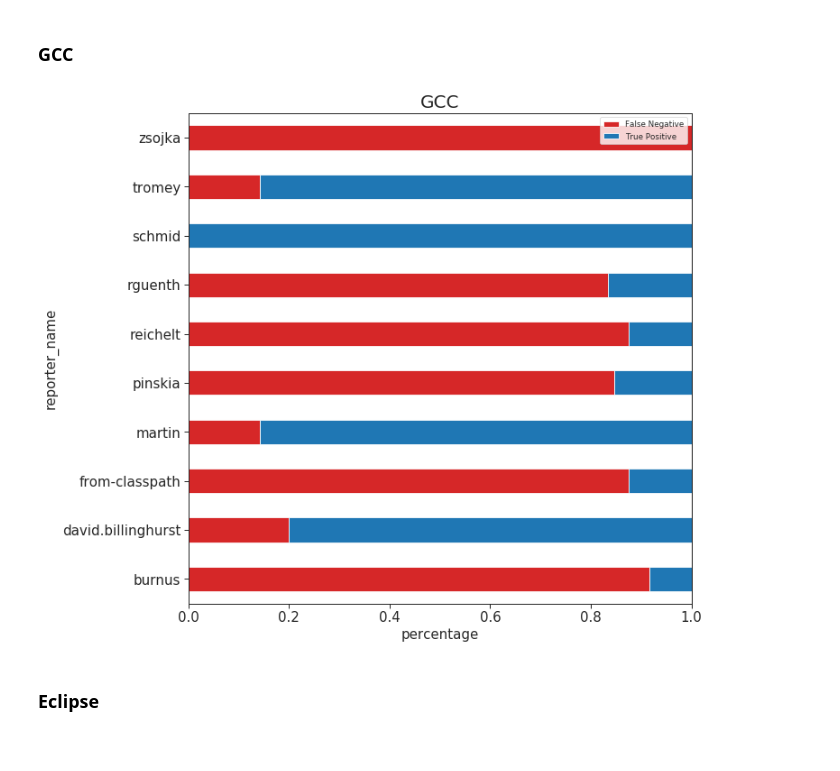
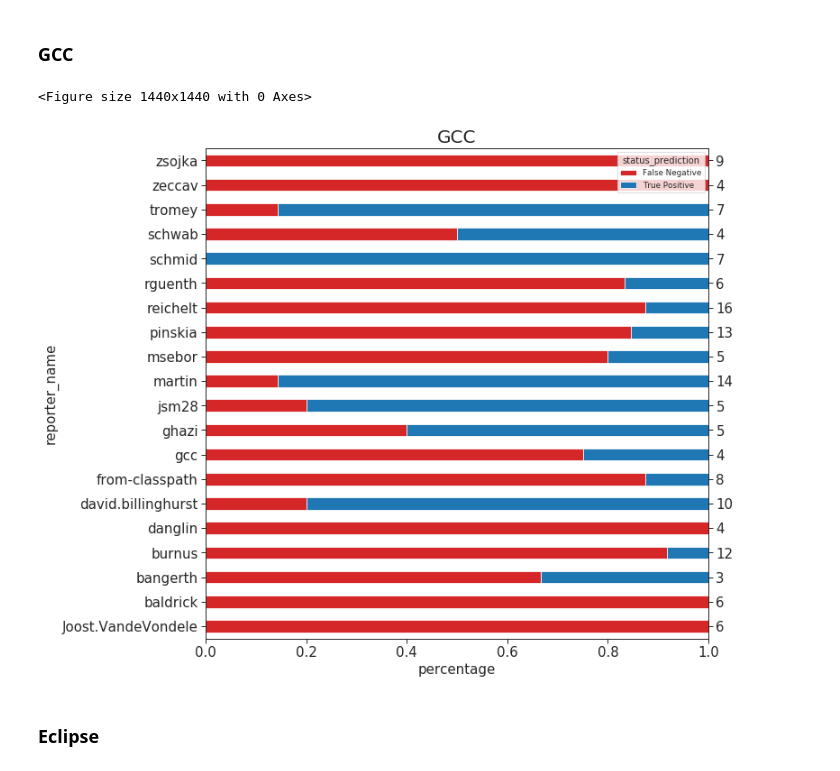
Before and after one commit to gomesluiz/my-doctorate, a Jupyter notebook: projects/long-lived-bug-prediction/notebooks/20191213_long_lived_prediction_rq5_data_analysis.ipynb, the cells around one changed output. Drawn from its saved outputs; the diff is of its cells as text; code cells hidden in the pictures.

```diff
--- a/projects/long-lived-bug-prediction/notebooks/20191213_long_lived_prediction_rq5_data_analysis.ipynb
+++ b/projects/long-lived-bug-prediction/notebooks/20191213_long_lived_prediction_rq5_data_analysis.ipynb
@@ -217,29 +214,39 @@ results_eclipse_merged_data.head()
 # %%
 def plot_bar (project, data, column, n):
 
-    top_n = data.groupby(column)[column].agg(['count'])
-    top_n = top_n.sort_values('count', ascending=False).head(n)
-    top_n = data.loc[data[column].isin(top_n.index)].groupby(column)['status_prediction'].value_counts(normalize=True).unstack()
+    top_g = data.groupby(column)[column].agg(['count'])
+    top_s = top_g.sort_values('count', ascending=False).head(n)
+    top_n = data.loc[data[column].isin(top_s.index)].groupby(column)['status_prediction'].value_counts(normalize=True).unstack()
 
-    fig, ax = plt.subplots(figsize=(10, 10))
-    top_n.plot(kind='barh', stacked='True',  color=["tab:red", "tab:blue"], ax=ax)
+    plt.figure(figsize=(20,20))
+    fig, axis = plt.subplots(figsize=(10, 10))
 
-    ax.set(xlim=(0, 1))
-    ax.set_xlabel('percentage', fontsize=MEDIUM_SIZE)
-    ax.set_ylabel(column, fontsize=MEDIUM_SIZE)
-    ax.set_title(project, fontsize=BIGGER_SIZE)
+    primary   = top_n.plot(kind='barh', stacked='True',  color=["tab:red", "tab:blue"], ax=axis)
+    secondary = primary.twinx()
 
-    plt.legend()
-    plt.xticks(fontsize=MEDIUM_SIZE)
-    plt.yticks(fontsize=MEDIUM_SIZE)
+    labels = [i.get_text() for i in primary.get_yticklabels()]
+    labels_new = [top_s.loc[top_s.index==i, 'count'].values[0] for i in labels]
+
+    primary.set(xlim=(0, 1))
+    primary.set_xlabel('percentage', fontsize=MEDIUM_SIZE)
+    primary.set_ylabel(column, fontsize=MEDIUM_SIZE)
+    primary.set_title(project, fontsize=BIGGER_SIZE)
+    primary.tick_params(axis="y", labelsize=MEDIUM_SIZE)
+    primary.tick_params(axis="x", labelsize=MEDIUM_SIZE)
+
+    secondary.set_yticks(primary.get_yticks())
+    secondary.set_ylim(primary.get_ylim())
+    secondary.set_yticklabels(labels_new)
+    secondary.tick_params(axis="y", labelsize=MEDIUM_SIZE)
 # %% [markdown]
 ### Reporter Name
 # %% [markdown]
 ### GCC
 # %%
-plot_bar('GCC', results_gcc_merged_data, 'reporter_name', 10)
+plot_bar('GCC', results_gcc_mergembedded-picture 'reporter_name', 20)
 # %% [output]
+<Figure size 1440x1440 with 0 Axes>
-[figure, old version]
+[figure, new version]
 # %% [markdown]
 ### Eclipse
 # %%
```
Also changed, not shown: parts of 8 cells of this notebook.
